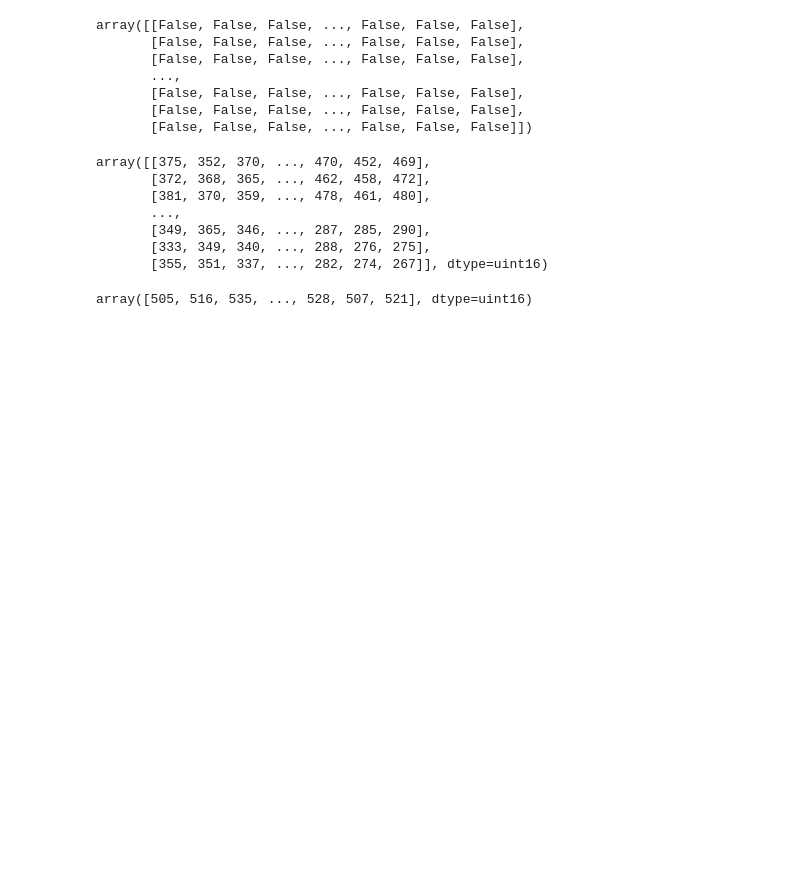
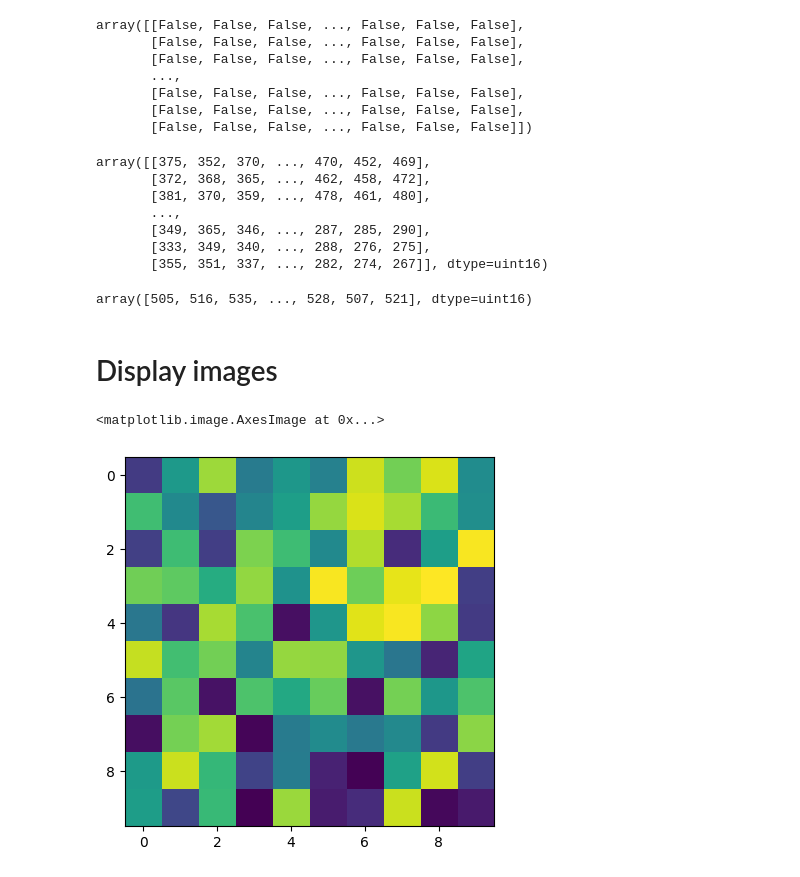
Before and after one commit to Nishitha0730/Computer-Vision, a Jupyter notebook: Images_as_Array.ipynb, the cells around one changed output. Cells and saved outputs as stored; diff of their text form; code cells hidden in the pictures; blank space fills up the shorter version.

```diff
--- a/Images_as_Array.ipynb
+++ b/Images_as_Array.ipynb
@@ -137,3 +137,10 @@ array([[375, 352, 370, ..., 470, 452, 469],
 cropped[array_bool]
 # %% [output]
 array([505, 516, 535, ..., 528, 507, 521], dtype=uint16)
+# %% [markdown]
+# Display images
+# %%
+plt.imshow(np.random.randint(0,255,(10,10)))
+# %% [output]
+<matplotlib.image.AxesImage at 0x...>
+[figure, added]
```
Also changed, not shown: parts of 4 cells of this notebook.
